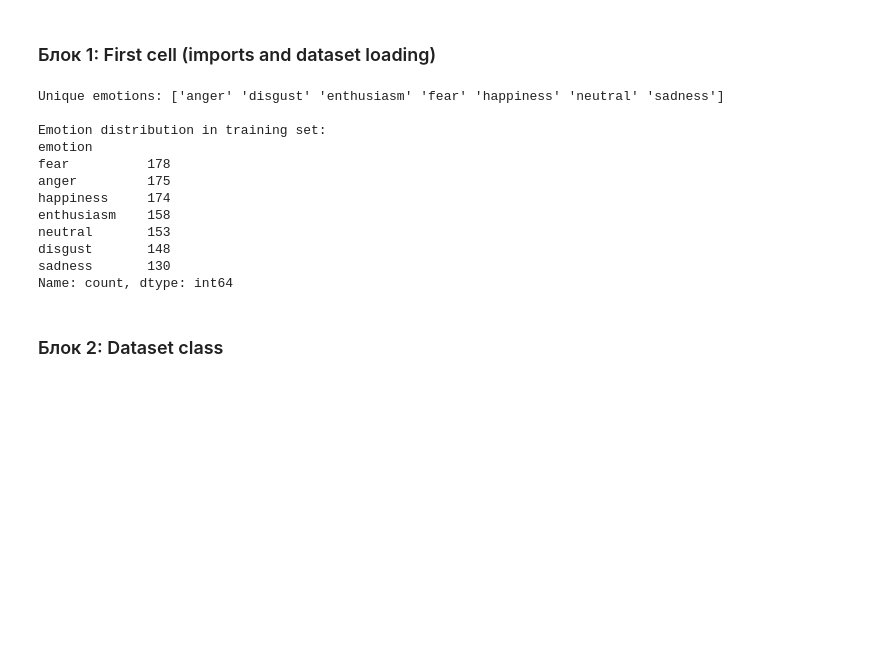
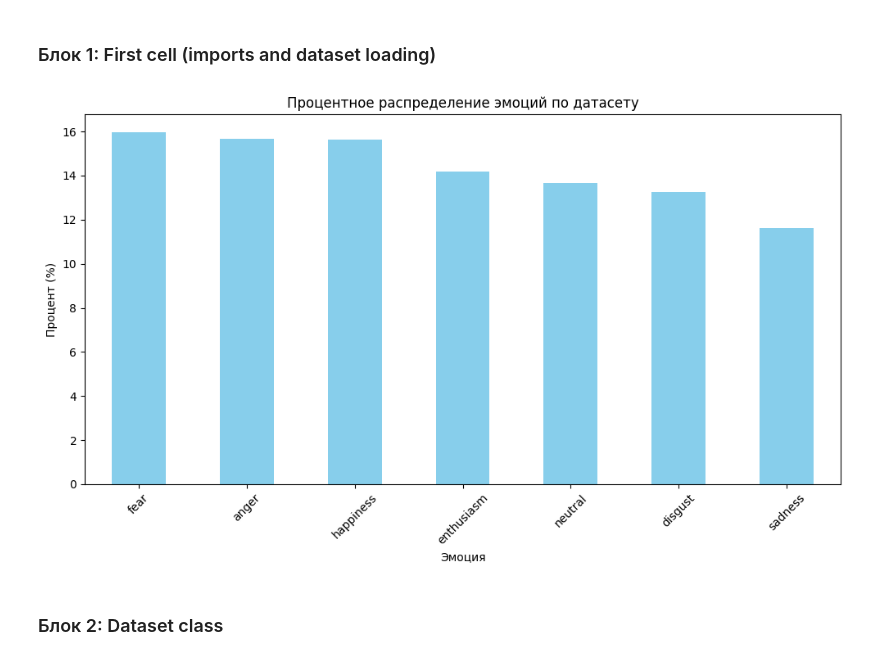
Before and after one commit to svinoczarITMO/s6-neuro-project, a Jupyter notebook: voice_recognition.ipynb, the cells around one changed output. Cells and saved outputs as stored; diff of their text form; code cells hidden in the pictures; blank space fills up the shorter version.

```diff
--- a/voice_recognition.ipynb
+++ b/voice_recognition.ipynb
@@ -3,53 +3,54 @@
 # %%
 import pandas as pd
 import numpy as np
 from datasets import load_dataset
 from sklearn.model_selection import train_test_split
 from sklearn.preprocessing import LabelEncoder
 import torch.nn as nn
 import torch.optim as optim
 from tqdm import tqdm
 import torch
 import torchaudio
 import torchaudio.transforms as T
 from torch.utils.data import Dataset, DataLoader
+import os
+
 
 
 # Load the dataset
 ds = load_dataset("Aniemore/resd_annotated")
 
 # Convert to pandas DataFrame for easier manipulation
 train_df = pd.DataFrame(ds['train'])
 test_df = pd.DataFrame(ds['test'])
 
-# Print some information about the dataset
-print("Training set size:", len(train_df))
-print("Test set size:", len(test_df))
-print("\nSample paths:")
-print(train_df['path'].head())
-
 # Create label encoder for emotions
 label_encoder = LabelEncoder()
 train_df['emotion_encoded'] = label_encoder.fit_transform(train_df['emotion'])
 test_df['emotion_encoded'] = label_encoder.transform(test_df['emotion'])
 
-# Print unique emotions and their counts
-print("\nUnique emotions:", label_encoder.classes_)
-print("\nEmotion distribution in training set:")
-print(train_df['emotion'].value_counts())
+# Combine train and test data for overall distribution
+full_df = pd.concat([train_df, test_df])
+
+# Calculate the distribution of emotions
+emotion_distribution = full_df['emotion'].value_counts(normalize=True) * 100
+
+# Plot the distribution of emotions as percentages
+plt.figure(figsize=(10, 6))
+emotion_distribution.plot(kind='bar', color='skyblue')
+plt.title('Процентное распределение эмоций по датасету')
+plt.xlabel('Эмоция')
+plt.ylabel('Процент (%)')
+plt.xticks(rotation=45)
+plt.tight_layout()
+
+# Save the plot to a file
+plt.savefig('emotion_percentage_distribution.png', dpi=300, bbox_inches='tight')
+
+# Show the plot
+plt.show()
 # %% [output]
-Unique emotions: ['anger' 'disgust' 'enthusiasm' 'fear' 'happiness' 'neutral' 'sadness']
-
-Emotion distribution in training set:
-emotion
-fear          178
-anger         175
-happiness     174
-enthusiasm    158
-neutral       153
-disgust       148
-sadness       130
-Name: count, dtype: int64
+[figure, added]
 # %% [markdown]
 ### Блок 2: Dataset class
 # %%
```
Also changed, not shown: parts of 3 cells of this notebook, 6 other files.
